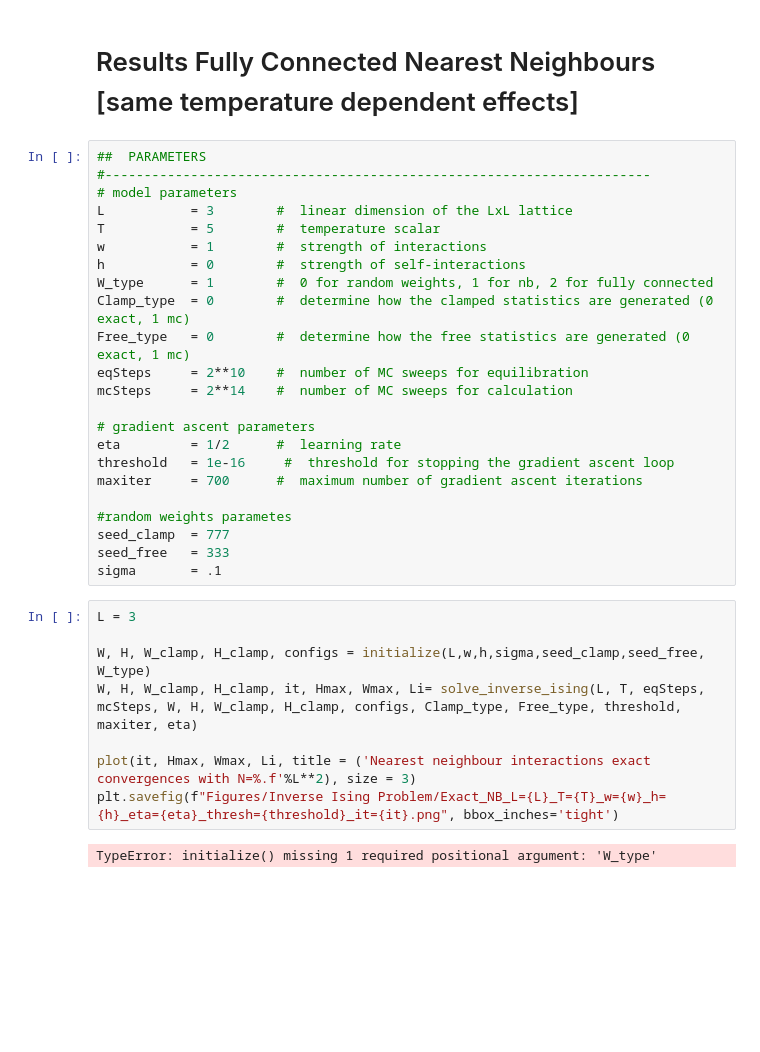
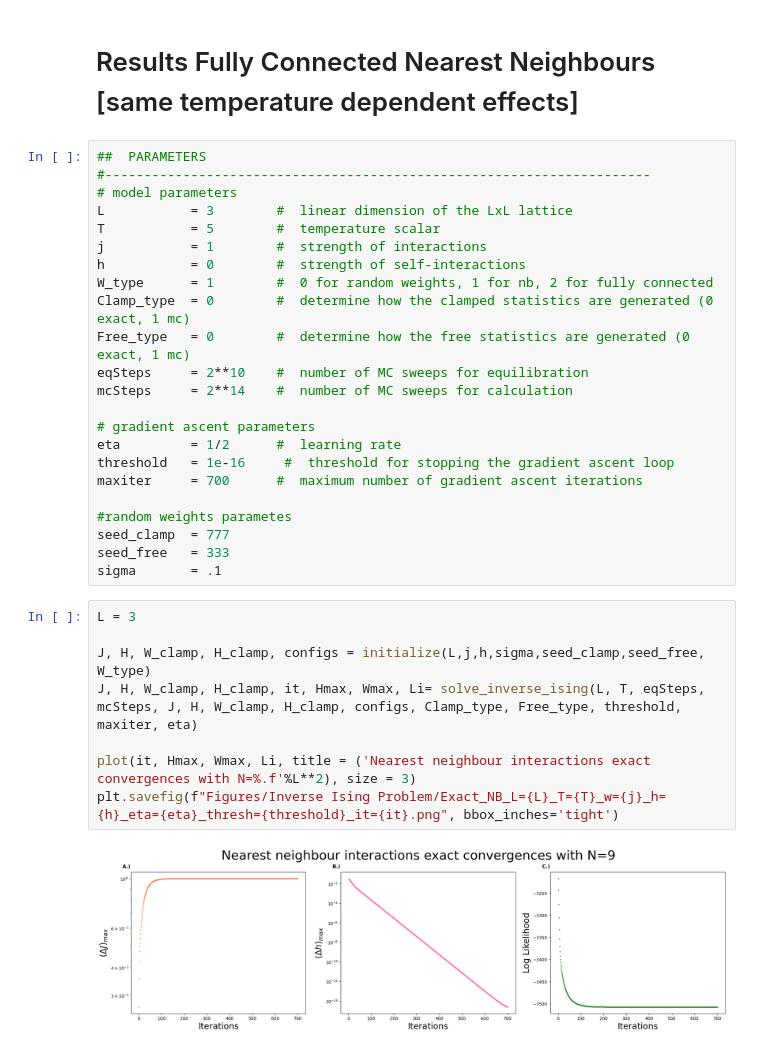
Before and after one commit to Victor-Alessandro/QBM-code, a Jupyter notebook: Classical Inverse Ising Problem.ipynb, the cells around one changed output. Drawn from its saved outputs; the diff is of its cells as text; blank space fills up the shorter version.

```diff
--- a/Classical Inverse Ising Problem.ipynb
+++ b/Classical Inverse Ising Problem.ipynb
@@ -391,7 +384,7 @@ plt.savefig(f"Figures/Inverse Ising Problem/Exact_fc_const_below_Tc_L={L}_T={T}_
 # model parameters
 L           = 3        #  linear dimension of the LxL lattice
 T           = 5        #  temperature scalar
-w           = 1        #  strength of interactions
+j           = 1        #  strength of interactions
 h           = 0        #  strength of self-interactions
 W_type      = 1        #  0 for random weights, 1 for nb, 2 for fully connected
 Clamp_type  = 0        #  determine how the clamped statistics are generated (0 exact, 1 mc)
@@ -411,10 +404,10 @@ sigma       = .1
 # %%
 L = 3
 
-W, H, W_clamp, H_clamp, configs = initialize(L,w,h,sigma,seed_clamp,seed_free, W_type)
-W, H, W_clamp, H_clamp, it, Hmax, Wmax, Li= solve_inverse_ising(L, T, eqSteps, mcSteps, W, H, W_clamp, H_clamp, configs, Clamp_type, Free_type, threshold, maxiter, eta)
+J, H, W_clamp, H_clamp, configs = initialize(L,j,h,sigma,seed_clamp,seed_free, W_type)
+J, H, W_clamp, H_clamp, it, Hmax, Wmax, Li= solve_inverse_ising(L, T, eqSteps, mcSteps, J, H, W_clamp, H_clamp, configs, Clamp_type, Free_type, threshold, maxiter, eta)
 
 plot(it, Hmax, Wmax, Li, title = ('Nearest neighbour interactions exact convergences with N=%.f'%L**2), size = 3)
-plt.savefig(f"Figures/Inverse Ising Problem/Exact_NB_L={L}_T={T}_w={w}_h={h}_eta={eta}_thresh={threshold}_it={it}.png", bbox_inches='tight')
+plt.savefig(f"Figures/Inverse Ising Problem/Exact_NB_L={L}_T={T}_w={j}_h={h}_eta={eta}_thresh={threshold}_it={it}.png", bbox_inches='tight')
 # %% [output]
-TypeError: initialize() missing 1 required positional argument: 'W_type'
+[figure, added]
```
Also changed, not shown: parts of 16 cells of this notebook, 2 other files.
